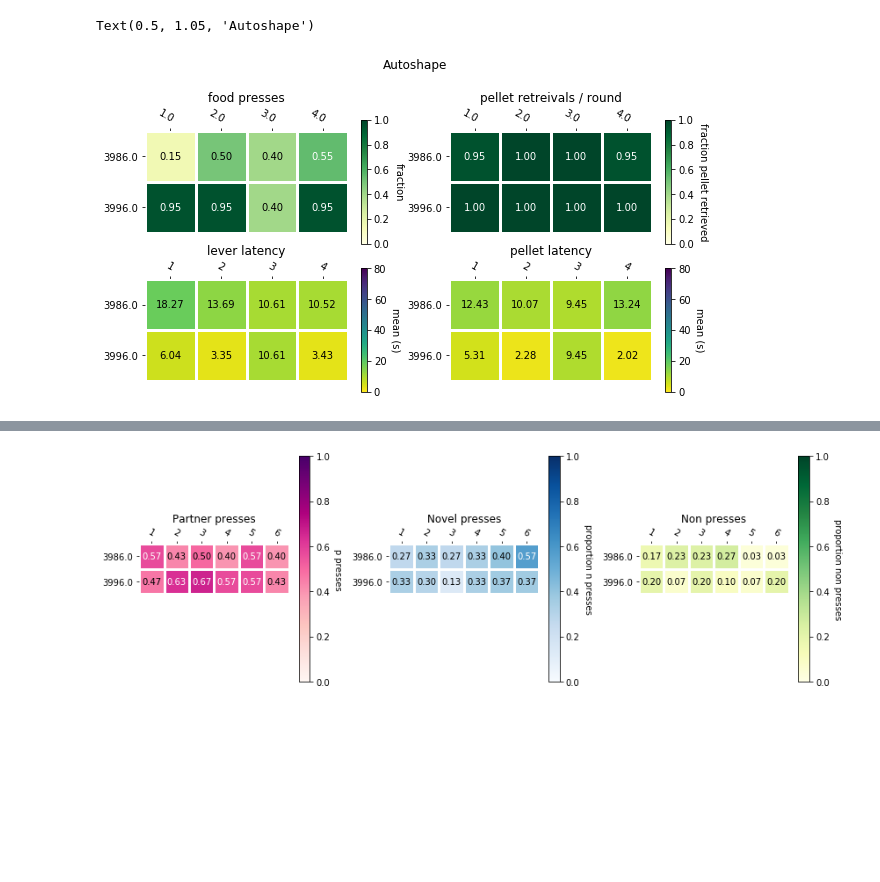
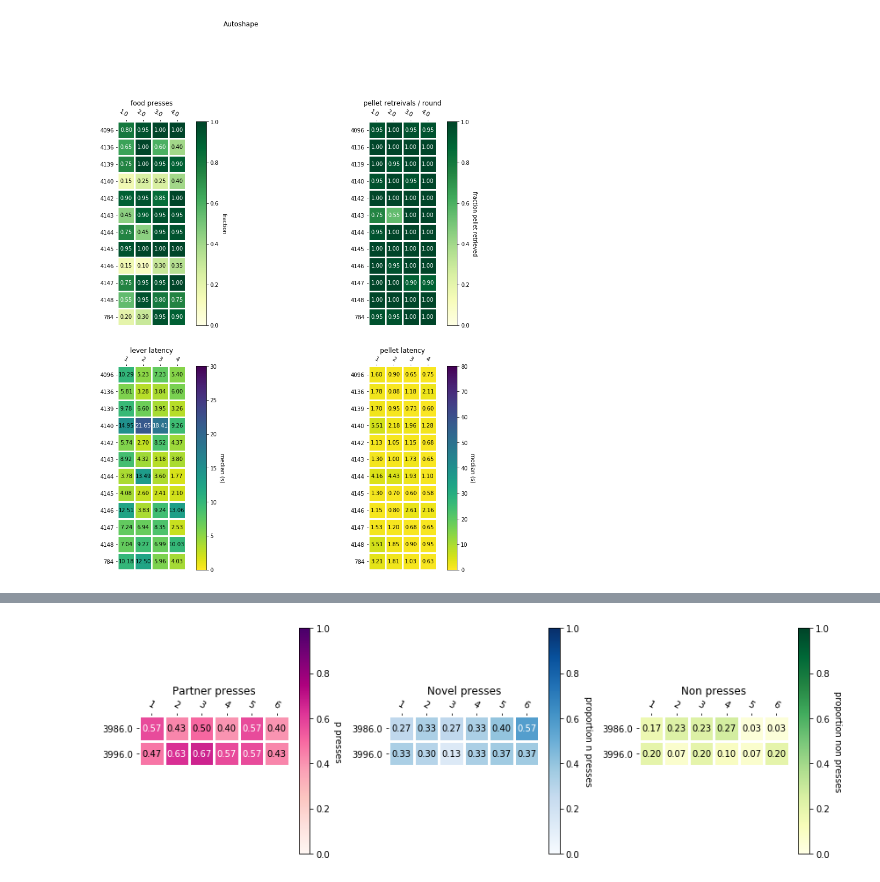
Before and after one commit to dprotter/Operant_Daily_Pipeline, a Jupyter notebook: plot_data.ipynb, the cells around one changed output, grey strips where cells are left out. Drawn from its saved outputs; the diff is of its cells as text; code cells hidden in the pictures; blank space fills up the shorter version.

```diff
--- a/plot_data.ipynb
+++ b/plot_data.ipynb
@@ -106,7 +52,0 @@ both = both.astype(float)
-# %%
-import matplotlib.pyplot as plt
-import matplotlib
-fig, ax = plt.subplots()
-
-ax.imshow(both)
-ax.set_xticklabels(d8)
@@ -244,9 +52,0 @@ def annotate_heatmap(im, data=None, valfmt="{x:.3f}",
-# %%
-fig, ax = plt.subplots()
-
-im, cbar = heatmap(both, ['3986', '3996'], d8, ax=ax,
-                   cmap="YlGn", cbarlabel="percent presses")
-texts = annotate_heatmap(im, valfmt="{x:.1f}")
-ax.set_title('autoshape training')
-fig.tight_layout()
-plt.show()
@@ -365,2 +52,0 @@ def make_heatmap(data, animals, days, title: str = 'no title',
-# %%
-ani, days, vals = get_data('percent_food_presses', experiment = 'Autoshape', dataset = test_analysis)
@@ -387,32 +170,31 @@ mets
 # %%
+if 'Autoshape' in lon_ana.experiments:
+    metric = 'percent_food_presses'
+    experiment = 'Autoshape'
 
-metric = 'percent_food_presses'
-experiment = 'Autoshape'
-
-fig, axs = plt.subplots(ncols = 2, nrows = 2, figsize = (10,5))
+    fig, axs = plt.subplots(ncols = 2, nrows = 2, figsize = (15,15))
 
 
-ani, days, vals = get_data(metric, experiment = experiment, dataset = test_analysis)
-ax = make_heatmap(vals, ani, days, title = 'food presses', cbarlabel = 'fraction', ax = axs[0,0])
+    ani, days, vals = lon_ana.get_data(metric, experiment = experiment, dataset = lon_ana)
+    ax = pf.make_heatmap(vals, ani, days, title = 'food presses', cbarlabel = 'fraction', ax = axs[0,0])
 
-metric = 'proportion_round_pellet_retrieved'
-ani, days, vals = get_data(metric, experiment = experiment, dataset = test_analysis)
-ax = make_heatmap(vals, ani, days, title = 'pellet retreivals / round', cbarlabel = 'fraction pellet retrieved', ax = axs[0,1])
+    metric = 'proportion_round_pellet_retrieved'
+    ani, days, vals = lon_ana.get_data(metric, experiment = experiment, dataset = lon_ana)
+    ax = pf.make_heatmap(vals, ani, days, title = 'pellet retreivals / round', cbarlabel = 'fraction pellet retrieved', ax = axs[0,1])
 
-cmap_r = plt.cm.get_cmap('viridis').reversed()
-metric = 'mean_food_lever_press_latency'
-ani, days, vals = get_data(metric, experiment = experiment, dataset = test_analysis)
-ax = make_heatmap(vals, ani, days, title = 'lever latency', cbarlabel = 'mean (s)', ax = axs[1,0],
-                    cmap = cmap_r, val_ceil = 80, val_floor = 0)
+    cmap_r = plt.cm.get_cmap('viridis').reversed()
+    metric = 'median_food_lever_press_latency'
+    ani, days, vals = lon_ana.get_data(metric, experiment = experiment, dataset = lon_ana)
+    ax = pf.make_heatmap(vals, ani, days, title = 'lever latency', cbarlabel = 'median (s)', ax = axs[1,0],
+                        cmap = cmap_r, val_ceil = 30, val_floor = 0)
 
 
-metric = 'mean_pellet_latency'
-ani, days, vals = get_data(metric, experiment = experiment, dataset = test_analysis)
-ax = make_heatmap(vals, ani, days, title = 'pellet latency', cbarlabel = 'mean (s)', ax = axs[1,1],
-                    cmap = cmap_r, val_ceil = 80, val_floor = 0)
-fig.suptitle(experiment, y = 1.05)
+    metric = 'median_pellet_latency'
+    ani, days, vals = lon_ana.get_data(metric, experiment = experiment, dataset = lon_ana)
+    ax = pf.make_heatmap(vals, ani, days, title = 'pellet latency', cbarlabel = 'median (s)', ax = axs[1,1],
+                        cmap = cmap_r, val_ceil = 80, val_floor = 0)
+    fig.suptitle(experiment, y = 1.05)
 # %% [output]
-Text(0.5, 1.05, 'Autoshape')
-[figure, old version]
+[figure, new version]
 # %%
 
```
Also changed, not shown: parts of 28 cells of this notebook.
